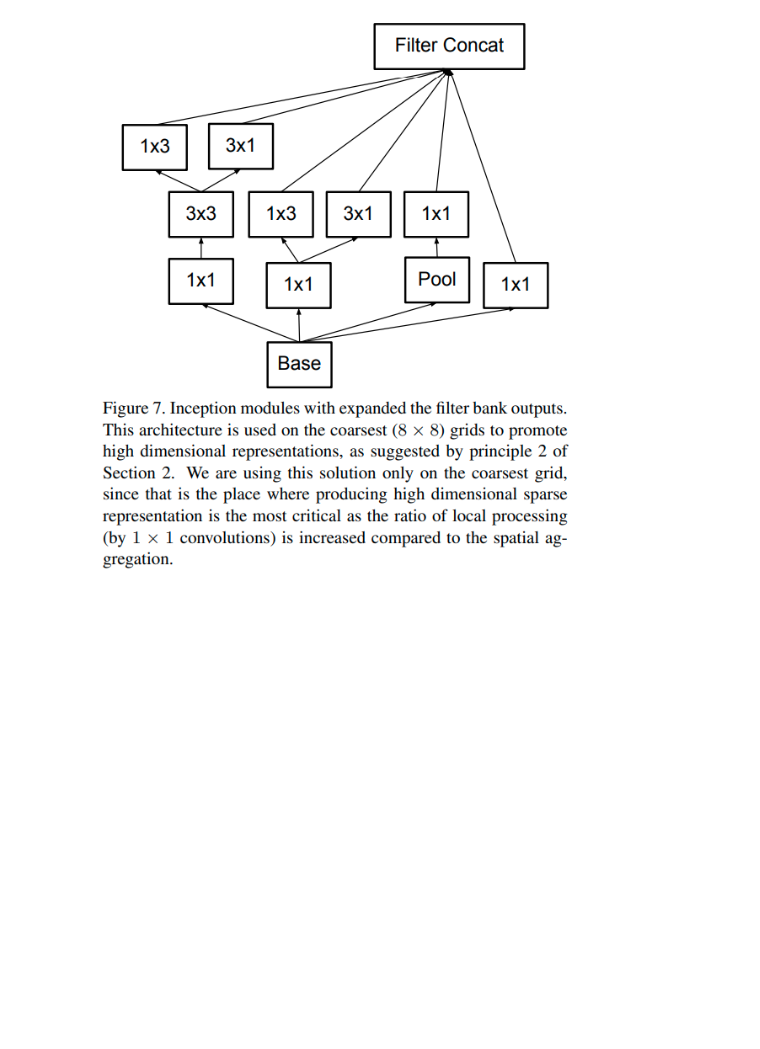
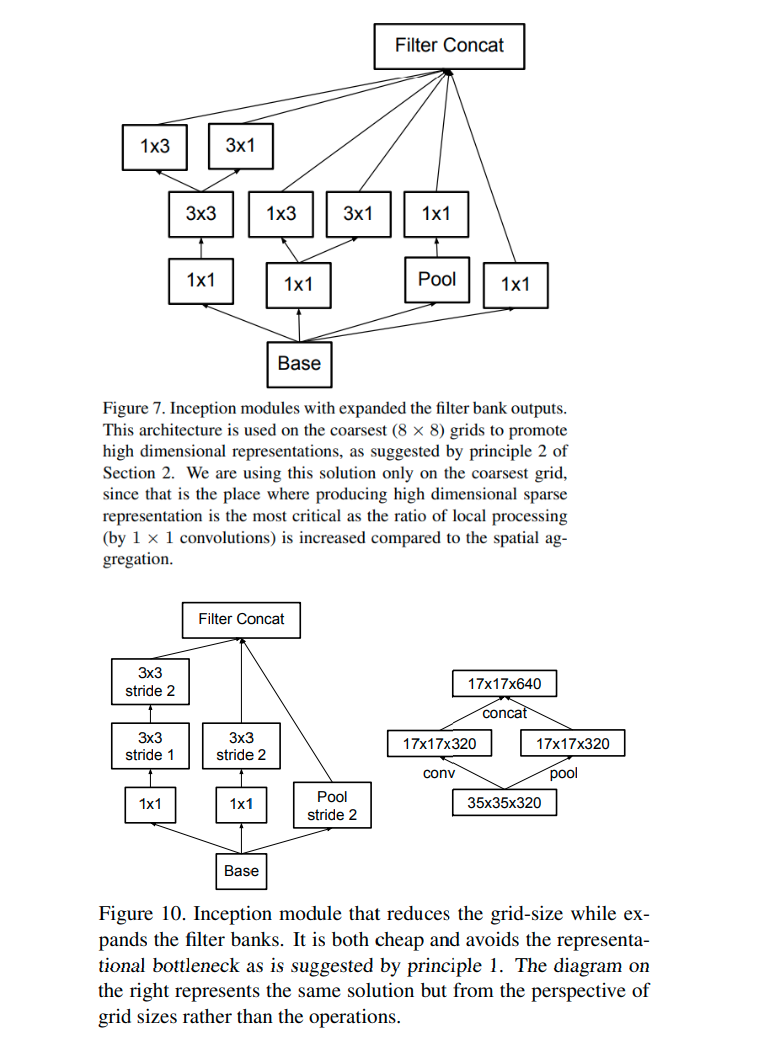
Before and after one commit to MilyangParkJaeHun/PapersWithCode, a Jupyter notebook: BackboneNetwork/InceptionV2-3/InceptionV2-3.ipynb, the cells around one changed output. Saved outputs shown, nothing was run; the diff lists cells and outputs as text; code cells hidden in the pictures; blank space fills up the shorter version.

Commit message:
Add InceptionV2 architecture

```diff
--- a/BackboneNetwork/InceptionV2-3/InceptionV2-3.ipynb
+++ b/BackboneNetwork/InceptionV2-3/InceptionV2-3.ipynb
@@ -189,3 +189,7 @@ filters_C2 = {"1_1_reduce": 448, "1_2_3x3": 384, "1_3_1x3": 384, "1_4_3x1": 384,
               "2_1_reduce": 384, "2_2_1x3": 384, "2_2_3x1": 384,
               "pool_proj": 192,
               "1x1": 320}
+# %%
+Image('image/inceptionv2-fig10.png')
+# %% [output]
+[figure, added]
```
Also changed, not shown: parts of 11 cells of this notebook, 2 other files.
